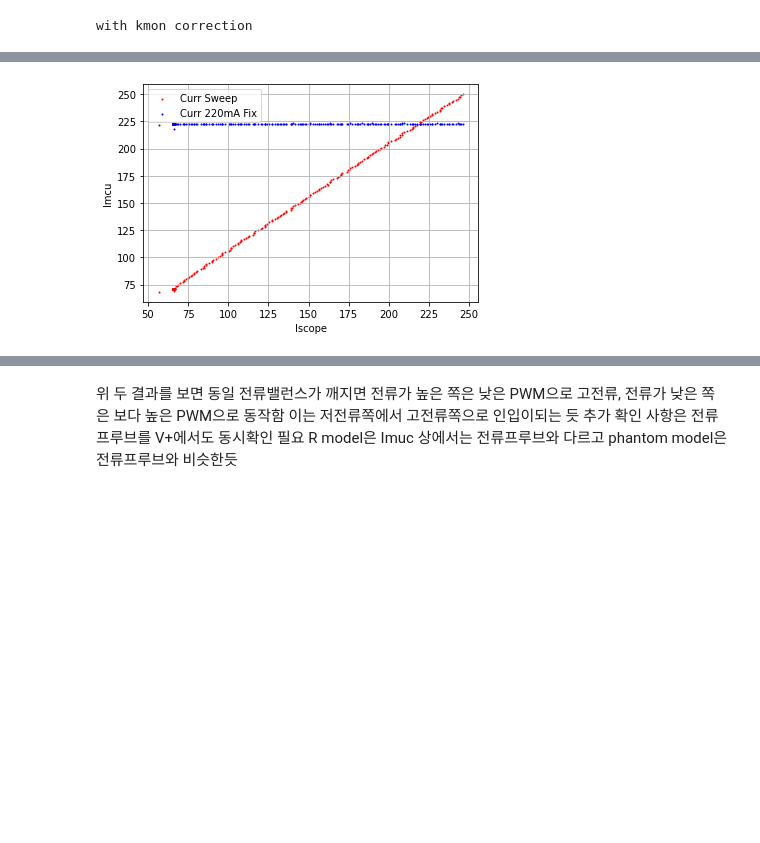
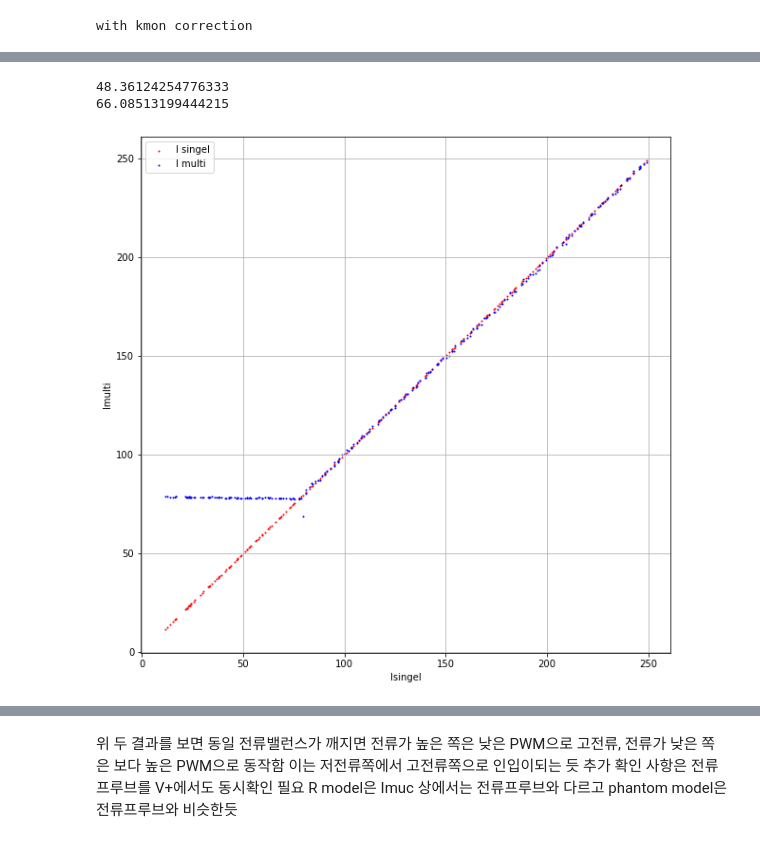
Before and after one commit to cswnote/sinewave_analyze, a Jupyter notebook: edit_columns.ipynb, the cells around one changed output, grey strips where cells are left out. Saved outputs shown, nothing was run; the diff lists cells and outputs as text; code cells hidden in the pictures; blank space fills up the shorter version.

```diff
--- a/edit_columns.ipynb
+++ b/edit_columns.ipynb
@@ -56 +52,19 @@ df_all_dict['df_ch4_curr_sweep_ch3_220ma'] = df_ch4.iloc[807:, :]
+# %%
+# # phantom으로 측정한 값 분리
+
+# # channel 3을 sweep 하고 channel 4를 open한 값 분리
+df_all_dict['df_ch3_ch3_curr_sweep_ch4_open'] = df_ch3.iloc[54:305, :]
+df_all_dict['df_ch4_ch3_curr_sweep_ch4_open'] = df_ch4.iloc[54:305, :]
+# # channel 4을 sweep 하고 channel 3를 open한 값 분리
+df_all_dict['df_ch3_ch4_curr_sweep_ch3_open'] = df_ch3.iloc[305:556, :]
+df_all_dict['df_ch4_ch4_curr_sweep_ch3_open'] = df_ch4.iloc[305:556, :]
+# # channel 3을 sweep 하고 channel 4를 220ma 고정한 값 분리
+df_all_dict['df_ch3_ch3_curr_sweep_ch4_220ma'] = df_ch3.iloc[556:807, :]
+df_all_dict['df_ch4_ch3_curr_sweep_ch4_220ma'] = df_ch4.iloc[556:807, :]
+# # channel 4을 sweep 하고 channel 3를 220ma 고정한 값 분리
+df_all_dict['df_ch3_ch4_curr_sweep_ch3_220ma'] = df_ch3.iloc[807:, :]
+df_all_dict['df_ch4_ch4_curr_sweep_ch3_220ma'] = df_ch4.iloc[807:, :]
+
+del df_ch3
+del df_ch4
 # %%
@@ -111,6 +128,12 @@ dict_keys(['df_ch3', 'df_ch4', 'df_ch3_300', 'df_ch4_300', 'df_ch3_curr_sweep_ch
 # %%
 for idx, key in enumerate(df_all_dict.keys()):
     if idx > 3:
-        for i in range(len(df_all_dict[key])):
-            df_all_dict[key].at[i, 'Curr'] = i
-#             df_all_dict[key].at[i, 'Volt'] = 9999
+        if key == 'df_ch4_ch3_curr_sweep_ch4_220ma':
+            for i in range(len(df_all_dict[key])):
+                df_all_dict[key].at[i, 'Curr'] = 223
+        elif key == 'df_ch3_ch4_curr_sweep_ch3_220ma':
+            for i in range(len(df_all_dict[key])):
+                df_all_dict[key].at[i, 'Curr'] = 222
+        elif key != 'df_ch4_ch3_curr_sweep_ch4_open' and key != 'df_ch3_ch4_curr_sweep_ch3_open':
+            for i in range(len(df_all_dict[key])):
+                df_all_dict[key].at[i, 'Curr'] = i
@@ -131,16 +171,23 @@ plt.show()
+# %%
+print(df_all_dict['df_ch3_ch3_curr_sweep_ch4_open']['Irms[mA]'][50])
+print(df_all_dict['df_ch3_ch3_curr_sweep_ch4_220ma']['Irms[mA]'][50])
+# %% [output]
+48.36124254776333
+66.08513199444215
 # %%
-x = df_all_dict['df_ch3_curr_sweep_ch4_220ma']['Irms[mA]']
-y = df_all_dict['df_ch3_curr_sweep_ch4_220ma']['RF Curr Ch 3']
-y2 = df_all_dict['df_ch3_curr_sweep_ch4_220ma']['RF Curr Ch 4']
+x = df_all_dict['df_ch4_ch4_curr_sweep_ch3_open']['Irms[mA]']
+y = df_all_dict['df_ch4_ch4_curr_sweep_ch3_open']['Irms[mA]']
+y2 = df_all_dict['df_ch4_ch4_curr_sweep_ch3_220ma']['Irms[mA]']
 
-plt.scatter(x[:], y[:], s=1, c='r', label='Curr Sweep')
-plt.scatter(x[:], y2[:], s=1, c='b', label='Curr 220mA Fix')
+plt.figure(figsize=(10, 10))
+plt.scatter(x[:], y[:], s=1, c='r', label='I singel')
+plt.scatter(x[:], y2[:], s=1, c='b', label='I multi')
 plt.grid()
-plt.xlabel('Iscope')
-plt.ylabel('Imcu')
+plt.xlabel('Isingel')
+plt.ylabel('Imulti')
 plt.legend()
 plt.show()
 # %% [output]
-[figure, old version]
+[figure, new version]
 # %%
 df_all_dict[list(df_all_dict.keys())[5]].columns
```
Also changed, not shown: parts of 14 cells of this notebook, 1 other file.
